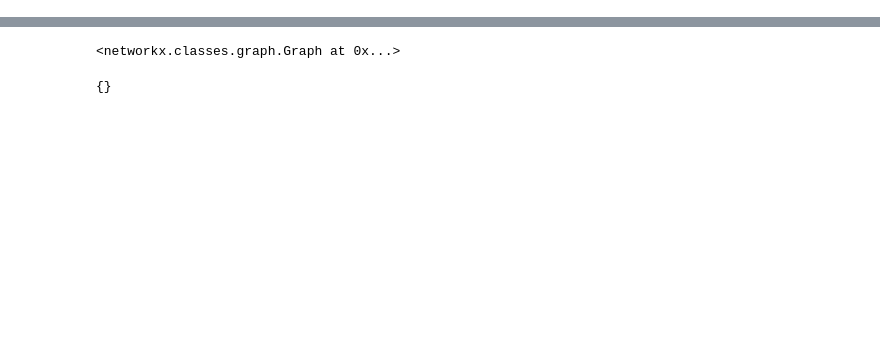
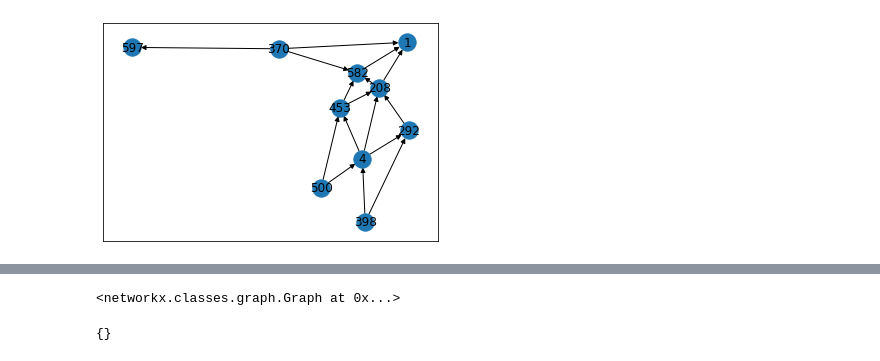
Before and after one commit to ELitvinova/bacc, a Jupyter notebook: algo_check_reachable.ipynb, the cells around one changed output, grey strips where cells are left out. Drawn from its saved outputs; the diff is of its cells as text; code cells hidden in the pictures; blank space fills up the shorter version.

```diff
--- a/algo_check_reachable.ipynb
+++ b/algo_check_reachable.ipynb
@@ -213,0 +211,4 @@ class MatrixBuilder:
+# %%
+nx.draw_networkx(x2_diff.graph)
+# %% [output]
+[figure, added]
```
Also changed, not shown: parts of 108 cells of this notebook, 2 other files.
